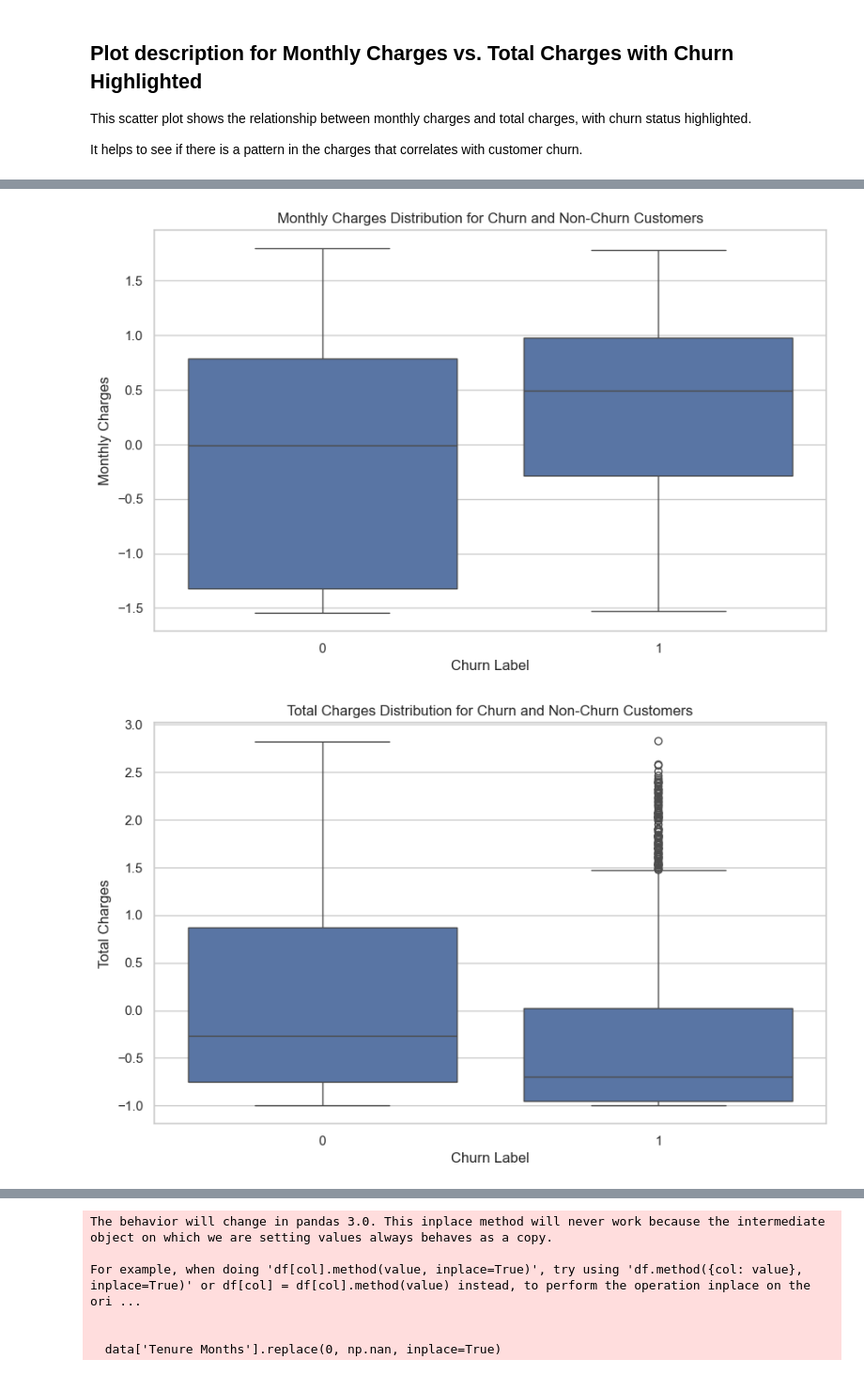
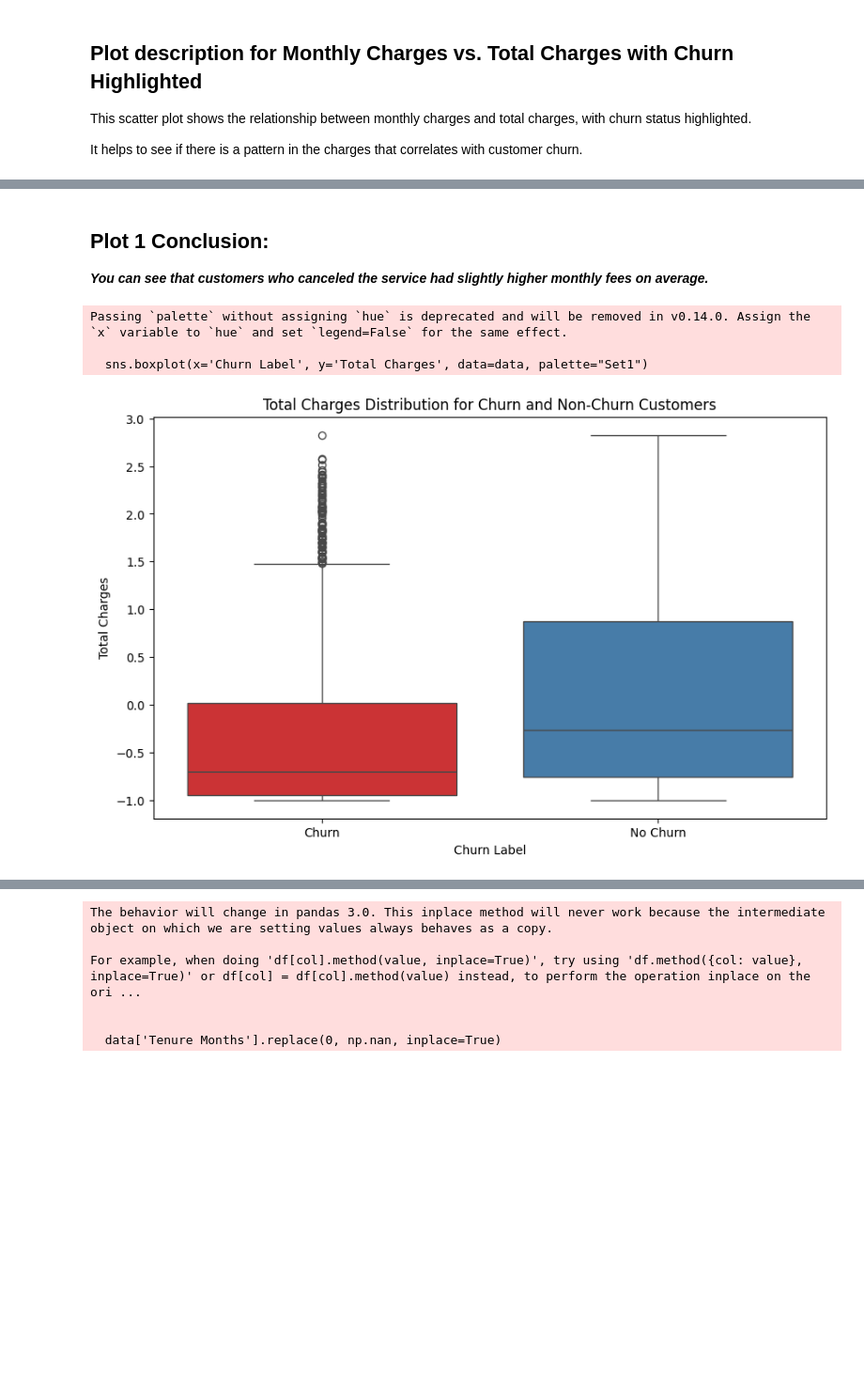
Before and after one commit to MichelleWegner/Customer-Stay-Analytics, a Jupyter notebook: Notebook/Clean-Data-Process-Copie Kopie.ipynb, the cells around one changed output, grey strips where cells are left out. Shown at 94% size. Drawn from its saved outputs; the diff is of its cells as text; code cells hidden in the pictures; blank space fills up the shorter version.

```diff
--- a/Notebook/Clean-Data-Process-Copie Kopie.ipynb
+++ b/Notebook/Clean-Data-Process-Copie Kopie.ipynb
@@ -109,6 +109,10 @@ dtypes: float64(11), int64(21)
 memory usage: 1.7 MB
 None
 # %%
+# Convert Churn Label to descriptive labels
+data['Churn Label'] = data['Churn Label'].replace({0: 'No Churn', 1: 'Churn'})
+
+
 # Distribution of the target variable
 sns.countplot(x='Churn Label', data=data)
 plt.title('Distribution of Churn')
@@ -180,4 +187,6 @@ plt.ylabel('Tenure Months')
 plt.annotate('Low Tenure, High Churn', xy=(1, 10), xytext=(1.5, 20),
              arrowprops=dict(facecolor='blue', shrink=0.05))
 plt.show()
+# Convert Churn Label to descriptive labels
+data['Churn Label'] = data['Churn Label'].replace({0: 'No Churn', 1: 'Churn'})
 # %% [output]
@@ -255,0 +263,16 @@ Kunden mit Monat-zu-Monat-Verträgen (Month-to-month) haben eine höhere Kündig
+# %%
+# Normalize numerical features
+scaler = StandardScaler()
+numerical_features = ['Tenure Months', 'Monthly Charges', 'Total Charges', 'TotalCharges_per_Month']
+data[numerical_features] = scaler.fit_transform(data[numerical_features])
+
+# Convert Churn Label to descriptive labels
+data['Churn Label'] = data['Churn Label'].replace({0: 'No Churn', 1: 'Churn'})
+
+# Plot 1: Monthly Charges vs. Churn
+plt.figure(figsize=(10, 6))
+sns.boxplot(x='Churn Label', y='Monthly Charges', data=data, palette="Set2")
+plt.title('Monthly Charges Distribution for Churn and Non-Churn Customers')
+plt.xlabel('Churn Label')
+plt.ylabel('Monthly Charges')
+plt.show()
@@ -256,27 +284,17 @@ Kunden mit Monat-zu-Monat-Verträgen (Month-to-month) haben eine höhere Kündig
+# %% [markdown]
+## Plot 1 Conclusion:
+
+***You can see that customers who canceled the service had slightly higher monthly fees on average.***
 # %%
-# Plot 1: Monthly Charges vs. Churn
-plt.figure(figsize=(10, 6))
-sns.boxplot(x='Churn Label', y='Monthly Charges', data=data)
-plt.title('Monthly Charges Distribution for Churn and Non-Churn Customers')
-plt.xlabel('Churn Label')
-plt.ylabel('Monthly Charges')
-plt.show()
-
 # Plot 2: Total Charges vs. Churn
 plt.figure(figsize=(10, 6))
-sns.boxplot(x='Churn Label', y='Total Charges', data=data)
+sns.boxplot(x='Churn Label', y='Total Charges', data=data, palette="Set1")
 plt.title('Total Charges Distribution for Churn and Non-Churn Customers')
 plt.xlabel('Churn Label')
 plt.ylabel('Total Charges')
 plt.show()
-
-# Plot 3: Tenure vs. Churn
-plt.figure(figsize=(10, 6))
-sns.boxplot(x='Churn Label', y='Tenure Months', data=data)
-plt.title('Tenure Distribution for Churn and Non-Churn Customers')
-plt.xlabel('Churn Label')
-plt.ylabel('Tenure Months')
-plt.show()
 # %% [output]
+Passing `palette` without assigning `hue` is deprecated and will be removed in v0.14.0. Assign the `x` variable to `hue` and set `legend=False` for the same effect.
+
+  sns.boxplot(x='Churn Label', y='Total Charges', data=data, palette="Set1")
-[figure, old version]
+[figure, new version]
-[figure, removed]
```
Also changed, not shown: parts of 32 cells of this notebook, 1 other file.
